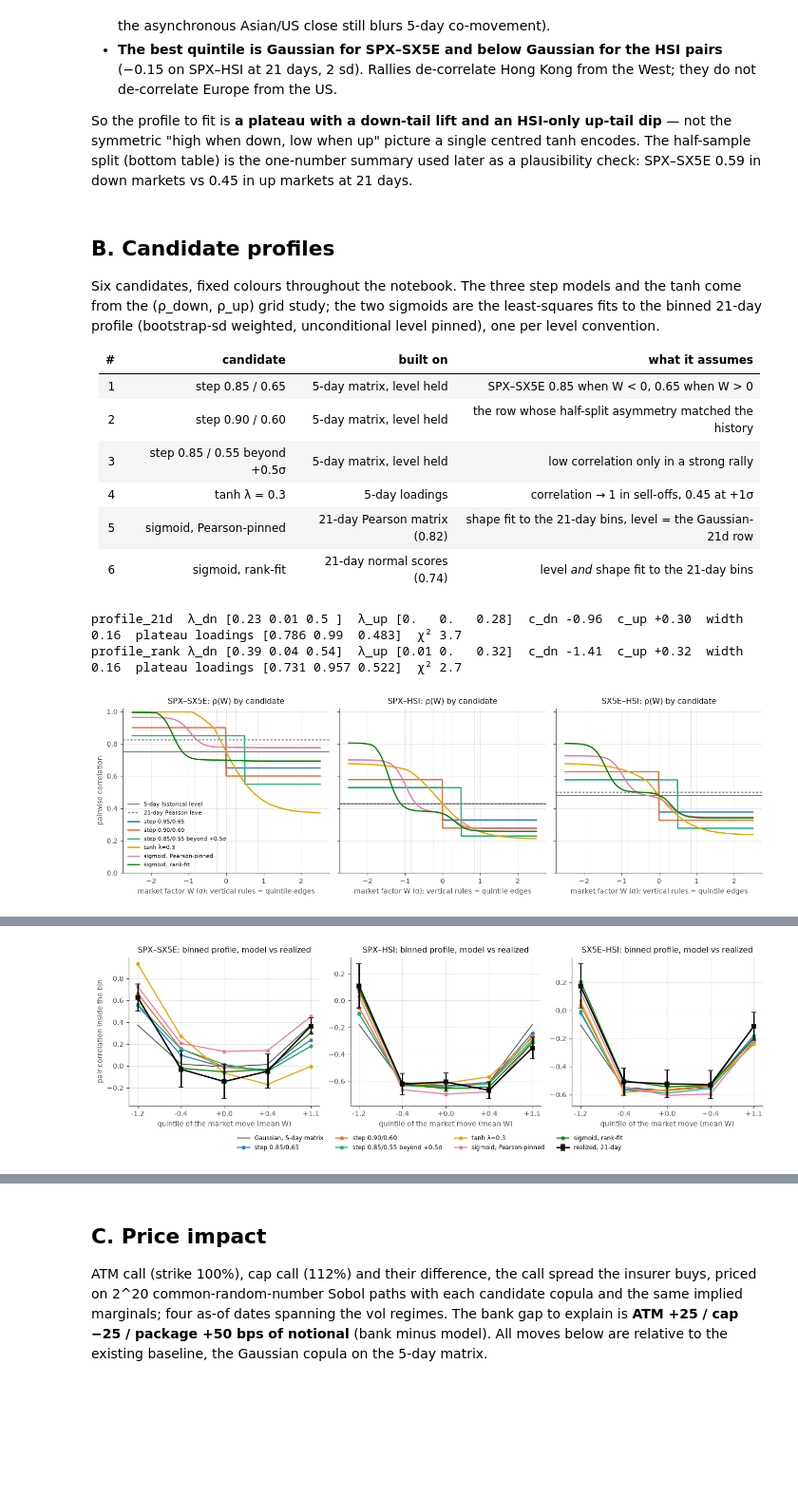
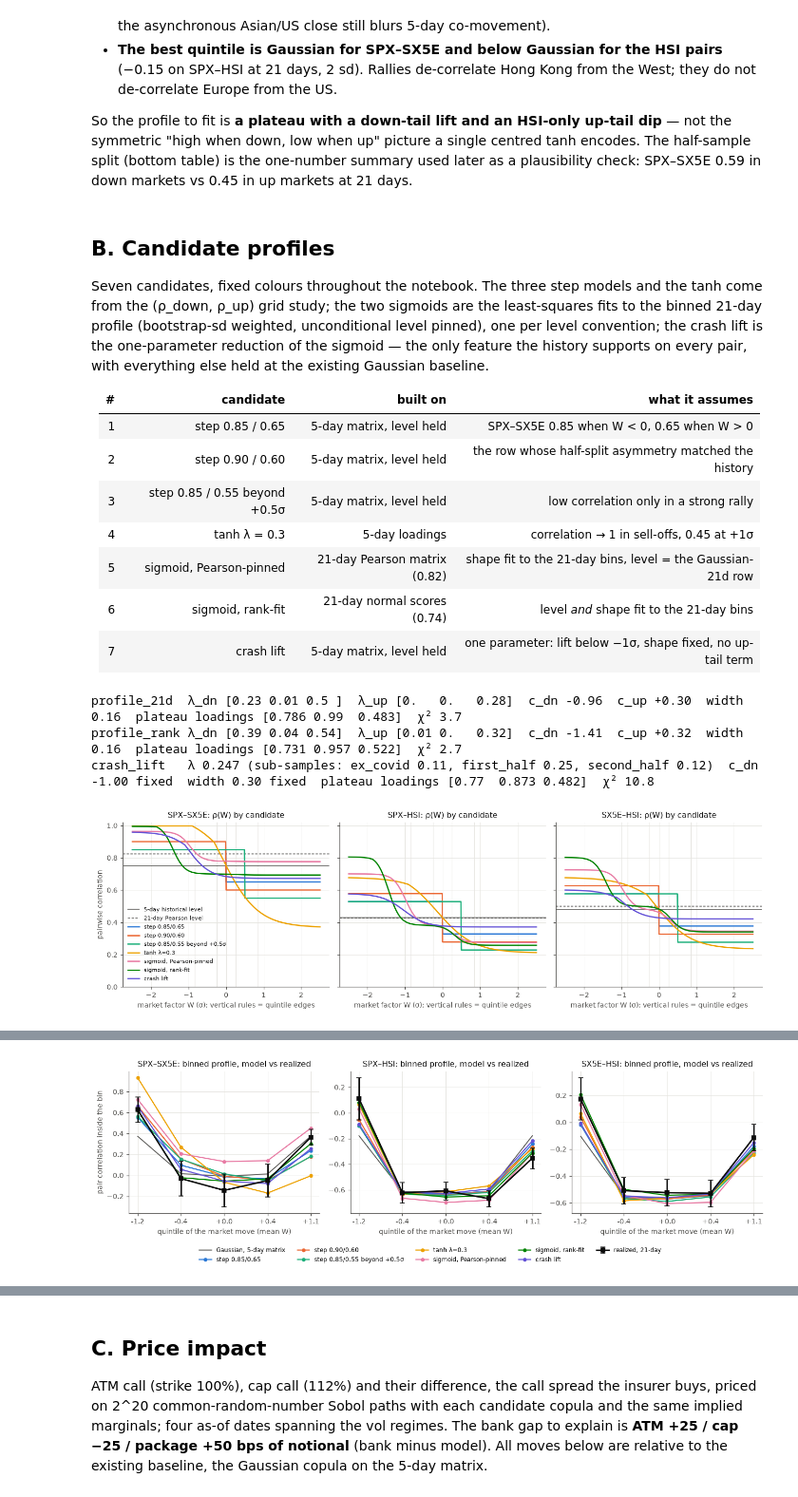
Before and after one commit to yufeng66/vol_pca, a Jupyter notebook: rainbow_corr_profile.ipynb, the cells around one changed output, grey strips where cells are left out. Shown at 95% size. Cells and saved outputs as stored; diff of their text form; code cells hidden in the pictures; blank space fills up the shorter version.

```diff
--- a/rainbow_corr_profile.ipynb
+++ b/rainbow_corr_profile.ipynb
@@ -228,10 +229,13 @@ markets vs 0.45 in up markets at 21 days.
 # %% [markdown]
 ## B. Candidate profiles
 
-Six candidates, fixed colours throughout the notebook. The three step models
-and the tanh come from the (ρ_down, ρ_up) grid study; the two sigmoids are
-the least-squares fits to the binned 21-day profile (bootstrap-sd weighted,
-unconditional level pinned), one per level convention.
+Seven candidates, fixed colours throughout the notebook. The three step
+models and the tanh come from the (ρ_down, ρ_up) grid study; the two sigmoids
+are the least-squares fits to the binned 21-day profile (bootstrap-sd
+weighted, unconditional level pinned), one per level convention; the crash
+lift is the one-parameter reduction of the sigmoid — the only feature the
+history supports on every pair, with everything else held at the existing
+Gaussian baseline.
 
 | # | candidate | built on | what it assumes |
 |---|---|---|---|
@@ -241,6 +245,7 @@ unconditional level pinned), one per level convention.
 | 4 | tanh λ = 0.3 | 5-day loadings | correlation → 1 in sell-offs, 0.45 at +1σ |
 | 5 | sigmoid, Pearson-pinned | 21-day Pearson matrix (0.82) | shape fit to the 21-day bins, level = the Gaussian-21d row |
 | 6 | sigmoid, rank-fit | 21-day normal scores (0.74) | level *and* shape fit to the 21-day bins |
+| 7 | crash lift | 5-day matrix, level held | one parameter: lift below −1σ, shape fixed, no up-tail term |
 # %%
 c5 = historical_corr(spots, 5).values
 c21 = historical_corr(spots, 21).values
@@ -270,11 +275,17 @@ CANDS = {  # name -> (profile, breaks, constant-profile benchmark loadings, colo
     "tanh λ=0.3": (tanh_profile(a5, 0.3), (), a5, PAL[3]),
     "sigmoid, Pearson-pinned": (*sigmoid_from_fit("profile_21d"), a21, PAL[4]),
     "sigmoid, rank-fit": (*sigmoid_from_fit("profile_rank"), a_rank, PAL[5]),
+    "crash lift": (sigmoid_profile(np.array(fit["crash_lift"]["a"]), fit["crash_lift"]["lam"], 0.0,
+                                   fit["crash_lift"]["c_dn"], 99.0, fit["crash_lift"]["width"]),
+                   (fit["crash_lift"]["c_dn"],), a5, PAL[6]),
 }
 for key in ("profile_21d", "profile_rank"):
     f = fit[key]
     print(f"{key:12s} λ_dn {np.round(f['lam_dn'], 2)}  λ_up {np.round(f['lam_up'], 2)}  c_dn {f['c_dn']:+.2f}  "
           f"c_up {f['c_up']:+.2f}  width {f['width']:.2f}  plateau loadings {np.round(f['a'], 3)}  χ² {f['chi2_bins']:.1f}")
+f = fit["crash_lift"]
+print(f"crash_lift   λ {f['lam']:.3f} (sub-samples: " + ", ".join(f"{k} {v:.2f}" for k, v in f["lam_subsamples"].items())
+      + f")  c_dn {f['c_dn']:+.2f} fixed  width {f['width']:.2f} fixed  plateau loadings {np.round(f['a'], 3)}  χ² {f['chi2_bins']:.1f}")
 
 wg = np.linspace(-2.5, 2.5, 401)
 fig, axes = plt.subplots(1, 3, figsize=(12.5, 3.9), sharey=True)
@@ -295,7 +306,8 @@ plt.tight_layout()
 # %% [output]
 profile_21d  λ_dn [0.23 0.01 0.5 ]  λ_up [0.   0.   0.28]  c_dn -0.96  c_up +0.30  width 0.16  plateau loadings [0.786 0.99  0.483]  χ² 3.7
 profile_rank λ_dn [0.39 0.04 0.54]  λ_up [0.01 0.   0.32]  c_dn -1.41  c_up +0.32  width 0.16  plateau loadings [0.731 0.957 0.522]  χ² 2.7
+crash_lift   λ 0.247 (sub-samples: ex_covid 0.11, first_half 0.25, second_half 0.12)  c_dn -1.00 fixed  width 0.30 fixed  plateau loadings [0.77  0.873 0.482]  χ² 10.8
-[figure, old version]
+[figure, new version]
 # %%
 pts = qmc.Sobol(d=4, scramble=True, seed=11).random_base2(17)
 model_bins, model_half, model_unc, chi_raw, chi_shape = {}, {}, {}, {}, {}
@@ -322,8 +334,8 @@ for i, lab in enumerate(PAIR_LAB):
     ax.set_xticks(xb, xlab)
     ax.set_xlabel("quintile of the market move (mean W)")
 axes[0].set_ylabel("pair correlation inside the bin")
-fig.legend(loc="lower center", ncol=4, fontsize=8, bbox_to_anchor=(0.5, -0.02))
-plt.tight_layout(rect=(0, 0.08, 1, 1))
+fig.legend(loc="lower center", ncol=5, fontsize=8, bbox_to_anchor=(0.5, -0.01))
+plt.tight_layout(rect=(0, 0.11, 1, 1))
 
 fitt = pd.DataFrame({
     "χ² raw bins (15)": chi_raw, "χ² shape only (15)": chi_shape,
@@ -344,10 +357,10 @@ fitt.sort_values("χ² raw bins (15)").round(2)
 | step 0.85/0.65 | 11.62 | 10.47 | 0.75 | 0.62 | 0.43 | ... |
 | sigmoid, Pearson-pinned | 13.40 | 3.74 | 0.82 | 0.72 | 0.58 | ... |
 | step 0.90/0.60 | 13.75 | 12.77 | 0.76 | 0.68 | 0.39 | ... |
 | step 0.85/0.55 beyond +0.5σ | 15.23 | 14.39 | 0.75 | 0.64 | 0.39 | ... |
 | Gaussian, 5-day matrix | 17.75 | 16.14 | 0.75 | 0.51 | 0.51 | ... |
 | tanh λ=0.3 | 41.78 | 40.31 | 0.74 | 0.79 | 0.25 | ... |
-[figure, old version]
+[figure, new version]
 # %% [markdown]
 **Which fits the history better.** Two chi-squares: *raw* compares each
 candidate's binned correlations with the realized ones directly (so it
```
Also changed, not shown: parts of 7 cells of this notebook, 2 other files.
